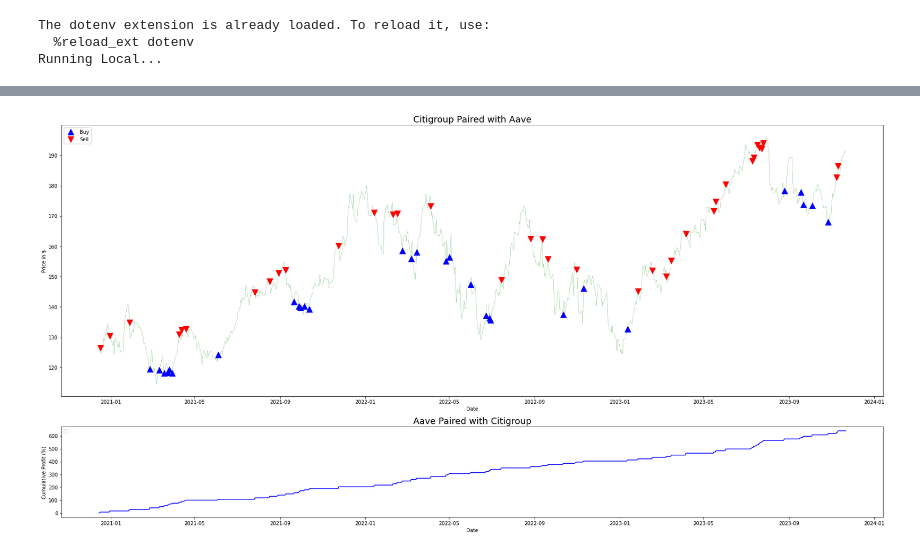
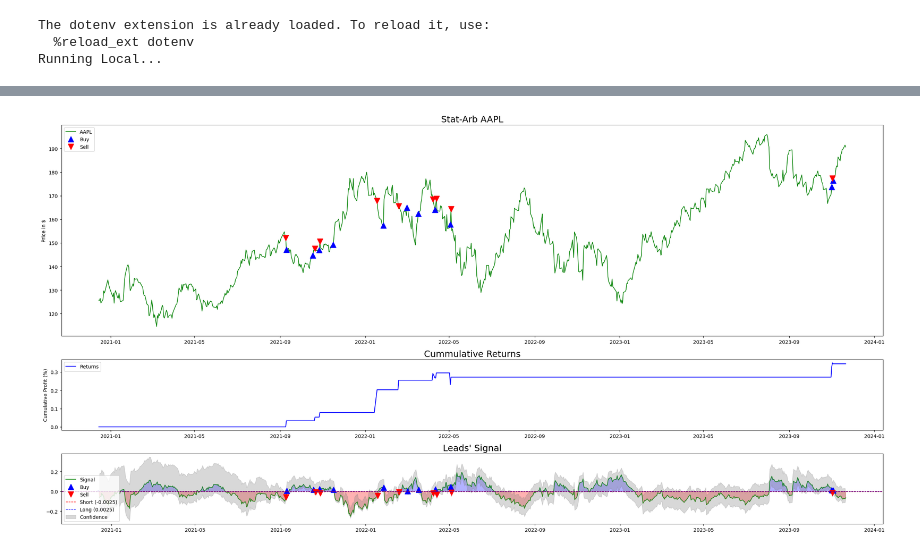
Before and after one commit to adamd1985/quant_research, a Jupyter notebook: startarb-quant.ipynb, the cells around one changed output, grey strips where cells are left out. Cells and saved outputs as stored; diff of their text form; code cells hidden in the pictures.

```diff
--- a/startarb-quant.ipynb
+++ b/startarb-quant.ipynb
@@ -453,0 +417,20 @@ arb_df.loc[arb_df["holdings"] != 0, ["pnl", "holdings", f"{TARGET}_signal"]]
+# %%
+signal_changes_df = arb_df.loc[(add_long_cond | add_short_cond), ["price", "orders", f"{TARGET}_signal"]]
+
+signal_changes_df["holdings"] = signal_changes_df["orders"].cumsum()
+signal_changes_df["stat_chng"] = np.sign(signal_changes_df["orders"].shift(1)) != np.sign(signal_changes_df["orders"])
+prev_holdings = signal_changes_df["holdings"].shift(1)
+
+signal_changes_df["price_open"] = signal_changes_df["price"].shift(1)
+signal_changes_df["cost_open_avg"] = (signal_changes_df.loc[signal_changes_df["stat_chng"] == False, "price_open"].shift(1) + signal_changes_df.loc[signal_changes_df["stat_chng"]== False, "price_open"]) / 2
+signal_changes_df["cost_open_avg"].fillna(signal_changes_df["price_open"], inplace=True)
+signal_changes_df["price_close"] = signal_changes_df["price"]
+signal_changes_df["price_close"].iloc[0] = np.nan  # First signal shouldn't have a closing price
+
+signal_changes_df["pnl"] = (signal_changes_df.loc[signal_changes_df["stat_chng"], "price_close"]  - signal_changes_df.loc[signal_changes_df["stat_chng"], "cost_open_avg"]) * np.sign(signal_changes_df["holdings"].shift(1))
+signal_changes_df["pnl_rets"] = signal_changes_df["pnl"] / signal_changes_df["cost_open_avg"].abs()
+signal_changes_df.fillna(0, inplace=True)
+
+arb_df = pd.concat([arb_df, signal_changes_df[["pnl", "pnl_rets", "holdings"]]], axis=1).drop_duplicates(keep='last')
+
+signal_changes_df.tail(10)
@@ -454,20 +451,17 @@ arb_df.loc[arb_df["holdings"] != 0, ["pnl", "holdings", f"{TARGET}_signal"]]
 # %%
 plt.figure(figsize=(26, 18))
 
-fig, (ax1, ax2) = plt.subplots(
-    2, 1, gridspec_kw={"height_ratios": (3, 1)}, figsize=(24, 12)
+fig, (ax1, ax2, ax3) = plt.subplots(
+    3, 1, gridspec_kw={"height_ratios": (3, 1, 1)}, figsize=(24, 12)
 )
 
-ax1.set_xlabel("Date")
-ax1.set_ylabel("Price in $")
 ax1.plot(
     arb_df.iloc[ARB_WINDOW:].index,
     arb_df["price"].iloc[ARB_WINDOW:],
     color="g",
-    lw=0.25,
+    lw=1.25,
+    label=f"{TARGET}",
 )
-
-# Plot the Buy and Sell signals
 ax1.plot(
     arb_df.loc[add_long_cond].index,
     arb_df.loc[add_long_cond, "price"],
@@ -484,16 +478,55 @@ ax1.plot(
     color="red",
     label="Sell",
 )
+ax1.set_ylabel("Price in $")
+ax1.legend(loc="upper left", fontsize=10)
+ax1.set_title(f"Stat-Arb {TARGET}", fontsize=18)
+
 ax2.plot(
-    arb_df["pnl"].iloc[ARB_WINDOW:].index, arb_df["pnl"].iloc[ARB_WINDOW:], color="b"
+    arb_df["pnl"].iloc[ARB_WINDOW:].index, arb_df["pnl_rets"].iloc[ARB_WINDOW:].fillna(0).cumsum(), color="b", label="Returns"
 )
 ax2.set_ylabel("Cumulative Profit (%)")
-ax2.set_xlabel("Date")
+ax2.legend(loc="upper left", fontsize=10)
+ax2.set_title(f"Cummulative Returns", fontsize=18)
 
-ax1.legend(loc="upper left", fontsize=10)
-ax1.set_title(f"Citigroup Paired with Aave", fontsize=18)
-ax2.legend(loc="upper left", fontsize=10)
-ax2.set_title(f"Aave Paired with Citigroup", fontsize=18)
+ax3.plot(
+    arb_df.iloc[ARB_WINDOW:].index,
+    arb_df[f"{TARGET}_signal"].iloc[ARB_WINDOW:],
+    label=f"Signal",
+    alpha=0.75,
+    color="g",
+)
+ax3.plot(
+    arb_df.loc[add_long_cond].index,
+    arb_df.loc[add_long_cond, f"{TARGET}_signal"],
+    "^",
+    markersize=12,
+    color="blue",
+    label="Buy",
+)
+ax3.plot(
+    arb_df.loc[add_short_cond].index,
+    arb_df.loc[add_short_cond, f"{TARGET}_signal"],
+    "v",
+    markersize=12,
+    color="red",
+    label="Sell",
+)
+ax3.axhline(0, color="black", linestyle="--", linewidth=1)
+ax3.axhline(SHORT_THRESHOLD, color="r", linestyle="--", label=f"Short ({SHORT_THRESHOLD})",linewidth=1)
+ax3.axhline(LONG_THRESHOLD, color="b", linestyle="--", label=f"Long ({LONG_THRESHOLD})",linewidth=1)
+ax3.fill_between(arb_df.index, arb_df[f"{TARGET}_signal"], SHORT_THRESHOLD, where=(arb_df[f"{TARGET}_signal"] < SHORT_THRESHOLD), interpolate=True, color='red', alpha=0.3)
+ax3.fill_between(arb_df.index, arb_df[f"{TARGET}_signal"], LONG_THRESHOLD, where=(arb_df[f"{TARGET}_signal"] > LONG_THRESHOLD), interpolate=True, color='blue', alpha=0.3)
+ax3.fill_between(
+    arb_df.iloc[ARB_WINDOW:].index,
+    arb_df["ci_lower"].iloc[ARB_WINDOW:],
+    arb_df["ci_upper"].iloc[ARB_WINDOW:],
+    color="gray",
+    alpha=0.3,
+    label=f"Confidence"
+)
+ax3.legend(loc="lower left", fontsize=10)
+ax3.set_title(f"Leads' Signal", fontsize=18)
 
 plt.tight_layout()
 plt.show()
@@ -503,2 +535,2 @@ No artists with labels found to put in legend.  Note that artists whose label st
-[figure, old version]
+[figure, new version]
 # %% [markdown]
```
Also changed, not shown: parts of 26 cells of this notebook, 2 other files.
